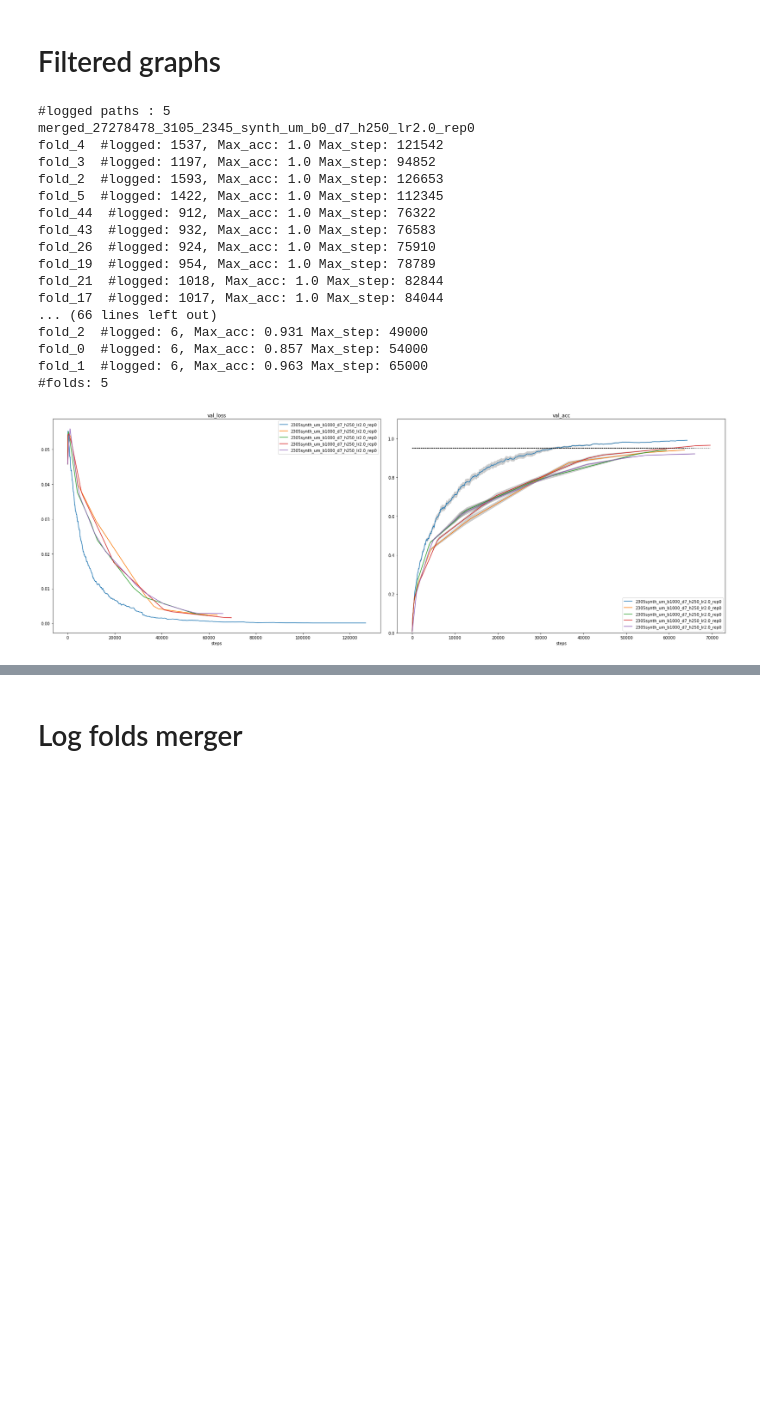
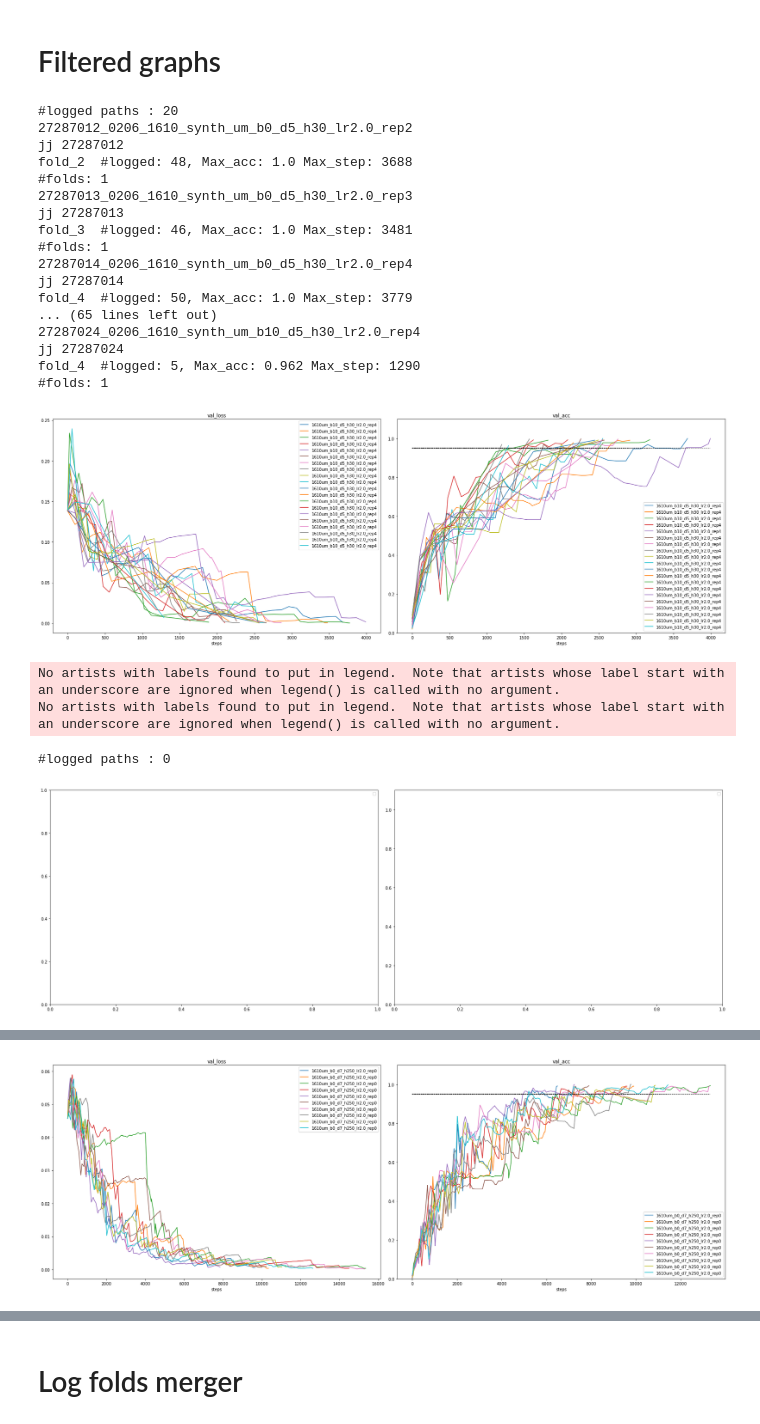
Before and after one commit to jeromel05/Ultrametric-benchmark-v2, a Jupyter notebook: notebooks/postprocessing_metrics.ipynb, the cells around one changed output, grey strips where cells are left out. Saved outputs shown, nothing was run; the diff lists cells and outputs as text; code cells hidden in the pictures; blank space fills up the shorter version.

```diff
--- a/notebooks/postprocessing_metrics.ipynb
+++ b/notebooks/postprocessing_metrics.ipynb
@@ -132,7 +132,7 @@ def plot_metrics(metrics_to_plot, interp_values_df, ax, label, epochs_values=Non
         if len(cutoff) < 50:
             cutoff = -1
         else:
-            cutoff=cutoff[50]
+            cutoff=cutoff[49]
 
         epochs, mean_val,var_val = epochs[:cutoff], mean_val[:cutoff],var_val[:cutoff]
 
@@ -162,10 +162,11 @@ def parse_regex(ckpt_name):
     match=re.search(re.compile("_rep([0-9]+)"), ckpt_name)
     repetition_nb=int(match.group(1))
 
-    patt = "(?:merged_)*([0-9]+)_[0-9]+_[0-9]+_[a-z]+_((?:um|rand)_b[0-9]+_d[0-9]+_h[0-9]+_lr[0-9]+)"
+    patt = "(?:merged_)*([0-9]+)_[0-9]+_[0-9]+_[a-z]+_((?:um|rand)_b[0-9]+_d[0-9]+_h[0-9]+_lr[0-9.]+_rep[0-9]+)"
     matched = re.match(patt, ckpt_name)
     hash1 = matched.group(2) # create hash
-    job_id = matched.group(2) # create hash
+    job_id = int(matched.group(1))
+    print("jj", job_id)
 
     return depth, b_len, repetition_nb, hash1, job_id
 
@@ -193,13 +194,16 @@ def plot_agg_metrics(metrics_to_plot, logs_paths, checkpoints,
         hparams_dict['name'] = ckpt_name
         hparams_dict['job_id'] = job_id
 
-        if hash1 in all_metric_values_dict.keys() and np.isclose(all_hparams_dict[hash1]['job_id'], job_id, atol=4):
-            #merge...
-            for key1 in all_metric_values_dict[hash1].keys():
-                all_metric_values_dict[hash1][key1].append(metric_values[key1])
+        if hash1 in all_metric_values_dict.keys():
+            print(222, all_hparams_dict[hash1]['job_id'], job_id)
+            print(np.isclose(int(all_hparams_dict[hash1]['job_id']), job_id, atol=4))
+            if np.isclose(int(all_hparams_dict[hash1]['job_id']), job_id, atol=4):
+                #merge...
+                for key1 in all_metric_values_dict[hash1].keys():
+                    all_metric_values_dict[hash1][key1].append(metric_values[key1])
 
-            list_steps = all_metric_values_dict[hash1]['val_step']
-            for key, metric_list in all_metric_values_dict[hash1]:
+                list_steps = all_metric_values_dict[hash1]['val_step']
+            for (key, metric_list) in all_metric_values_dict[hash1]:
                 all_metric_values_dict[hash1][key1] = [x for _, x in sorted(zip(list_steps, metric_list))]
         else:
             all_metric_values_dict[hash1] = metric_values
@@ -272,30 +276,34 @@ metrics_to_plot = ['val_loss', 'val_acc', 'val_step']
 # %%
 patts_to_search2 = ["um_b0_d5", "um_b0_d6", "um_b0_d7", "um_b0_d8", "um_b0_d9", "um_b0_d10",
                     "rand_b0_d5", "rand_b0_d6", "rand_b0_d7", "rand_b0_d8", "rand_b0_d9", "rand_b0_d10"]
 
 patt = ["um_b0_d5_h30", 'um_b1_d5_h30', 'um_b10_d5_h30', 'um_b100_d5_h30', 'um_b1000_d5_h30', 'd5_h30',
                     "um_b0_d6_h30", 'um_b1_d6_h30', 'um_b10_d6_h30', 'um_b100_d6_h30', 'um_b1000_d6_h30']
 
 patts_to_search2 = ['d5_h30_lr2','d6_h30_lr2', 'd7_h250_lr2', 'd8_h500_lr5', "d9_h500_lr5", "d10"]
-patts_to_search2 = ["d7_h250_lr2"]
+#patts_to_search2 = ["d7_h250_lr2"]
 
-for patt in patts_to_search2: plot_runs_w_regex(patt, 0.811, MERGED_LOG_PATH, verbose=True, delete_dir=False)
+for patt in patts_to_search2: plot_runs_w_regex(patt, 0.812, TO_MERGE_LOG_PATH, verbose=True, delete_dir=False)
 # %% [output]
-#logged paths : 5
-merged_27278478_3105_2345_synth_um_b0_d7_h250_lr2.0_rep0
-fold_4  #logged: 1537, Max_acc: 1.0 Max_step: 121542
-fold_3  #logged: 1197, Max_acc: 1.0 Max_step: 94852
-fold_2  #logged: 1593, Max_acc: 1.0 Max_step: 126653
-fold_5  #logged: 1422, Max_acc: 1.0 Max_step: 112345
-fold_44  #logged: 912, Max_acc: 1.0 Max_step: 76322
-fold_43  #logged: 932, Max_acc: 1.0 Max_step: 76583
-fold_26  #logged: 924, Max_acc: 1.0 Max_step: 75910
-fold_19  #logged: 954, Max_acc: 1.0 Max_step: 78789
-fold_21  #logged: 1018, Max_acc: 1.0 Max_step: 82844
-fold_17  #logged: 1017, Max_acc: 1.0 Max_step: 84044
-... (66 lines left out)
-fold_2  #logged: 6, Max_acc: 0.931 Max_step: 49000
-fold_0  #logged: 6, Max_acc: 0.857 Max_step: 54000
-fold_1  #logged: 6, Max_acc: 0.963 Max_step: 65000
-#folds: 5
+#logged paths : 20
+27287012_0206_1610_synth_um_b0_d5_h30_lr2.0_rep2
+jj 27287012
+fold_2  #logged: 48, Max_acc: 1.0 Max_step: 3688
+#folds: 1
+27287013_0206_1610_synth_um_b0_d5_h30_lr2.0_rep3
+jj 27287013
+fold_3  #logged: 46, Max_acc: 1.0 Max_step: 3481
+#folds: 1
+27287014_0206_1610_synth_um_b0_d5_h30_lr2.0_rep4
+jj 27287014
+fold_4  #logged: 50, Max_acc: 1.0 Max_step: 3779
+... (65 lines left out)
+27287024_0206_1610_synth_um_b10_d5_h30_lr2.0_rep4
+jj 27287024
+fold_4  #logged: 5, Max_acc: 0.962 Max_step: 1290
+#folds: 1
-[figure, old version]
+[figure, new version]
+No artists with labels found to put in legend.  Note that artists whose label start with an underscore are ignored when legend() is called with no argument.
+No artists with labels found to put in legend.  Note that artists whose label start with an underscore are ignored when legend() is called with no argument.
+#logged paths : 0
+[figure, added]
@@ -301,0 +327 @@ fold_1  #logged: 6, Max_acc: 0.963 Max_step: 65000
+[figure, added]
```
Also changed, not shown: parts of 3 cells of this notebook, 9 other files.
